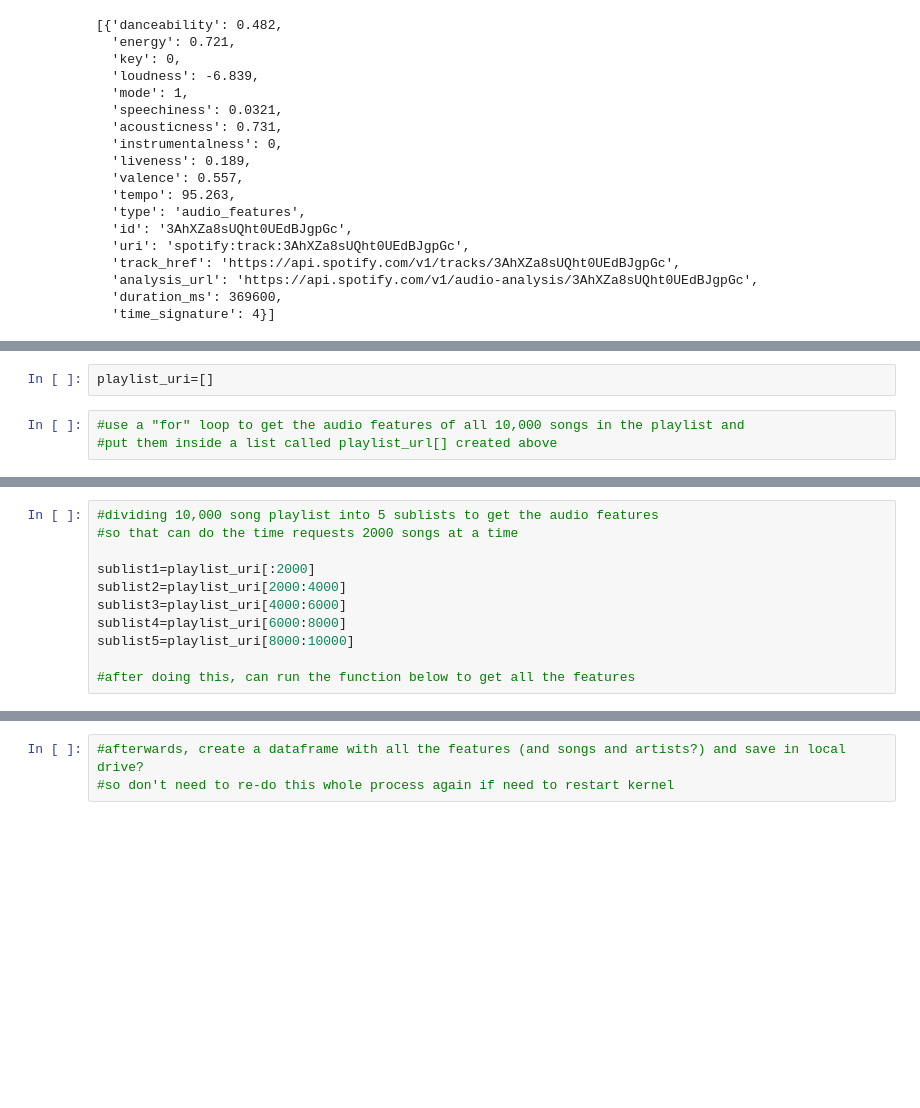
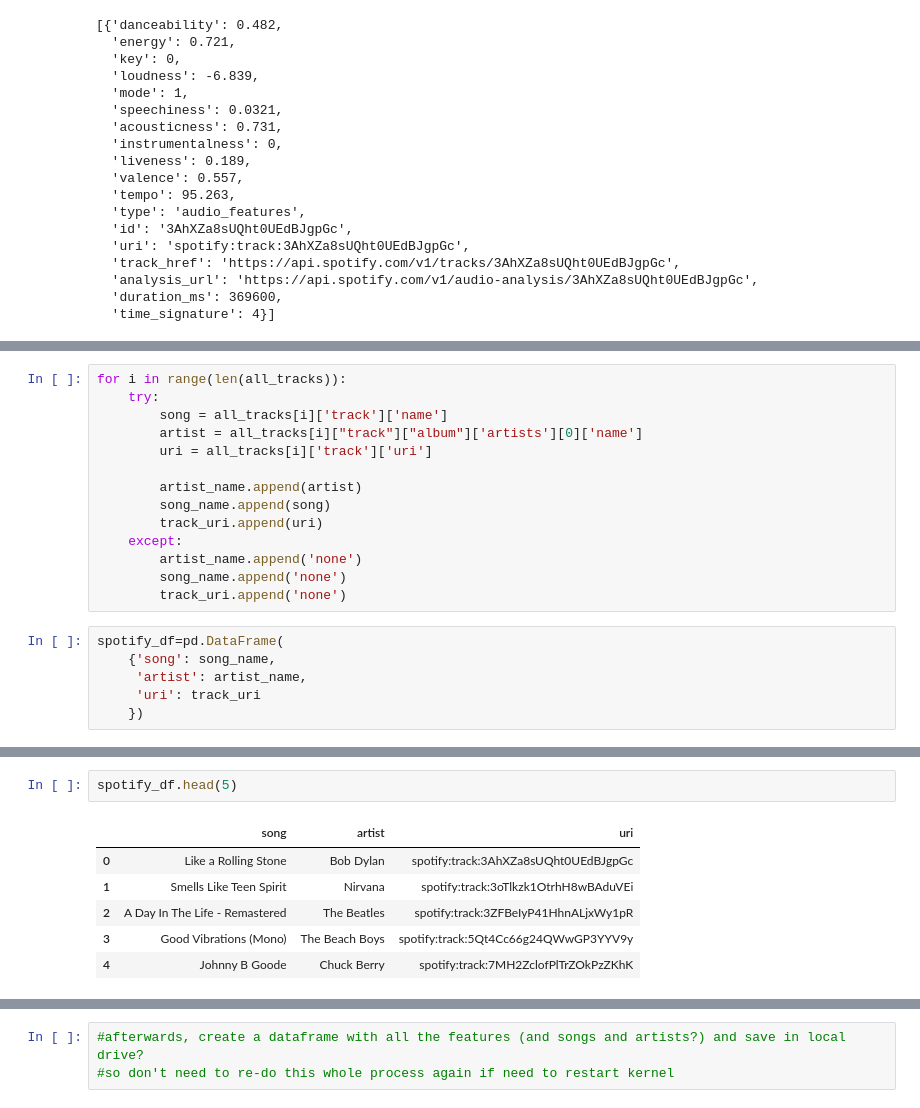
Before and after one commit to hollyjanedalton/lab-web-scraping-single-page, a Jupyter notebook: GNODproject_Labs.ipynb, the cells around one changed output, grey strips where cells are left out. Drawn from its saved outputs; the diff is of its cells as text; blank space fills up the shorter version.

```diff
--- a/GNODproject_Labs.ipynb
+++ b/GNODproject_Labs.ipynb
@@ -296,5 +242,20 @@ sp.audio_features(song_uri)
 # %%
-playlist_uri=[]
+for i in range(len(all_tracks)):
+    try:
+        song = all_tracks[i]['track']['name']
+        artist = all_tracks[i]["track"]["album"]['artists'][0]['name']
+        uri = all_tracks[i]['track']['uri']
+
+        artist_name.append(artist)
+        song_name.append(song)
+        track_uri.append(uri)
+    except:
+        artist_name.append('none')
+        song_name.append('none')
+        track_uri.append('none')
 # %%
-#use a "for" loop to get the audio features of all 10,000 songs in the playlist and
-#put them inside a list called playlist_url[] created above
+spotify_df=pd.DataFrame(
+    {'song': song_name,
+     'artist': artist_name,
+     'uri': track_uri
+    })
@@ -452,11 +262,9 @@ for track in track_uri:
-# %%
-#dividing 10,000 song playlist into 5 sublists to get the audio features
-#so that can do the time requests 2000 songs at a time
-
-sublist1=playlist_uri[:2000]
-sublist2=playlist_uri[2000:4000]
-sublist3=playlist_uri[4000:6000]
-sublist4=playlist_uri[6000:8000]
-sublist5=playlist_uri[8000:10000]
-
-#after doing this, can run the function below to get all the features
+# %%
+spotify_df.head(5)
+# %% [output]
+|  | song | artist | uri |
+| 0 | Like a Rolling Stone | Bob Dylan | spotify:track:3AhXZa8sUQht0UEdBJgpGc |
+| 1 | Smells Like Teen Spirit | Nirvana | spotify:track:3oTlkzk1OtrhH8wBAduVEi |
+| 2 | A Day In The Life - Remastered | The Beatles | spotify:track:3ZFBeIyP41HhnALjxWy1pR |
+| 3 | Good Vibrations (Mono) | The Beach Boys | spotify:track:5Qt4Cc66g24QWwGP3YYV9y |
+| 4 | Johnny B Goode | Chuck Berry | spotify:track:7MH2ZclofPlTrZOkPzZKhK |
```
Also changed, not shown: parts of 52 cells of this notebook, 2 other files.
